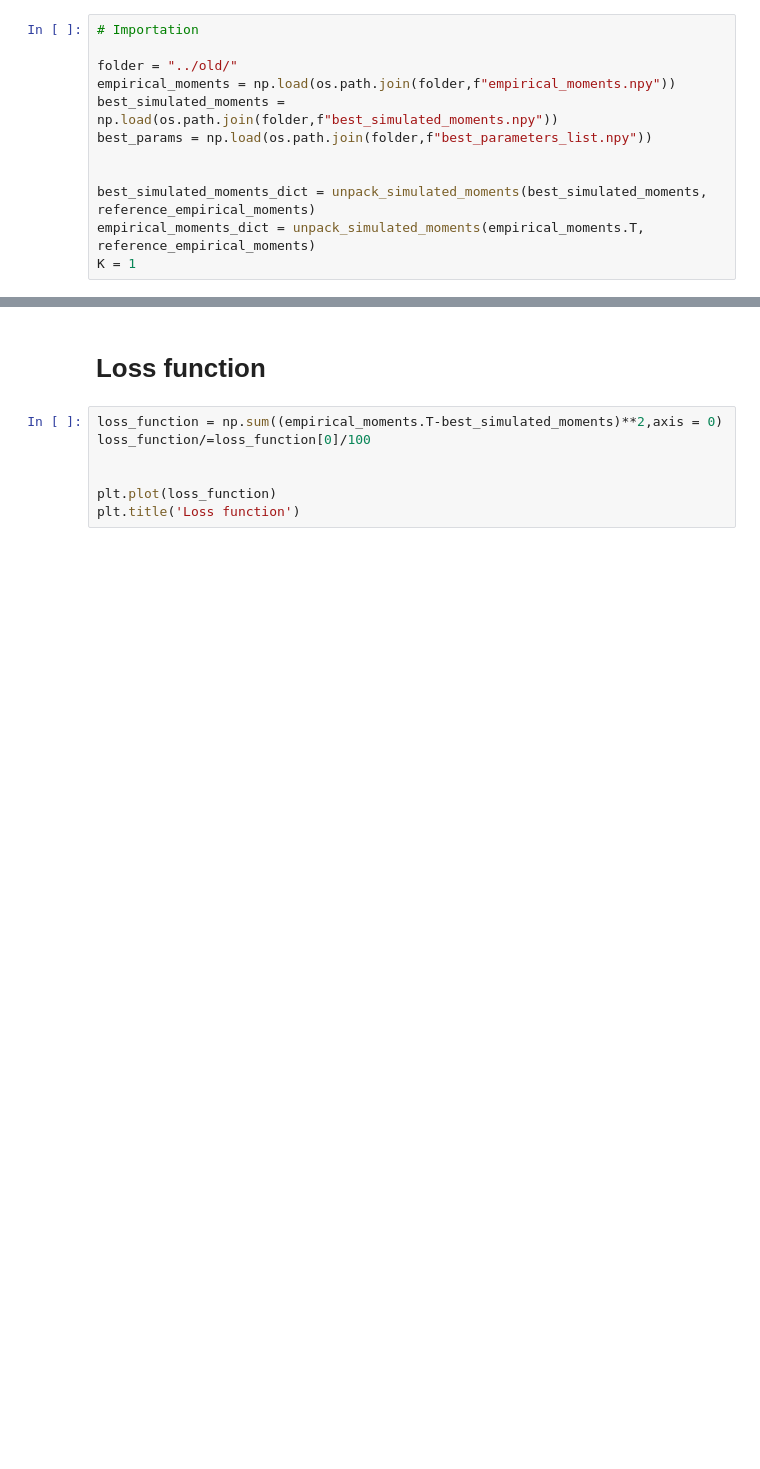
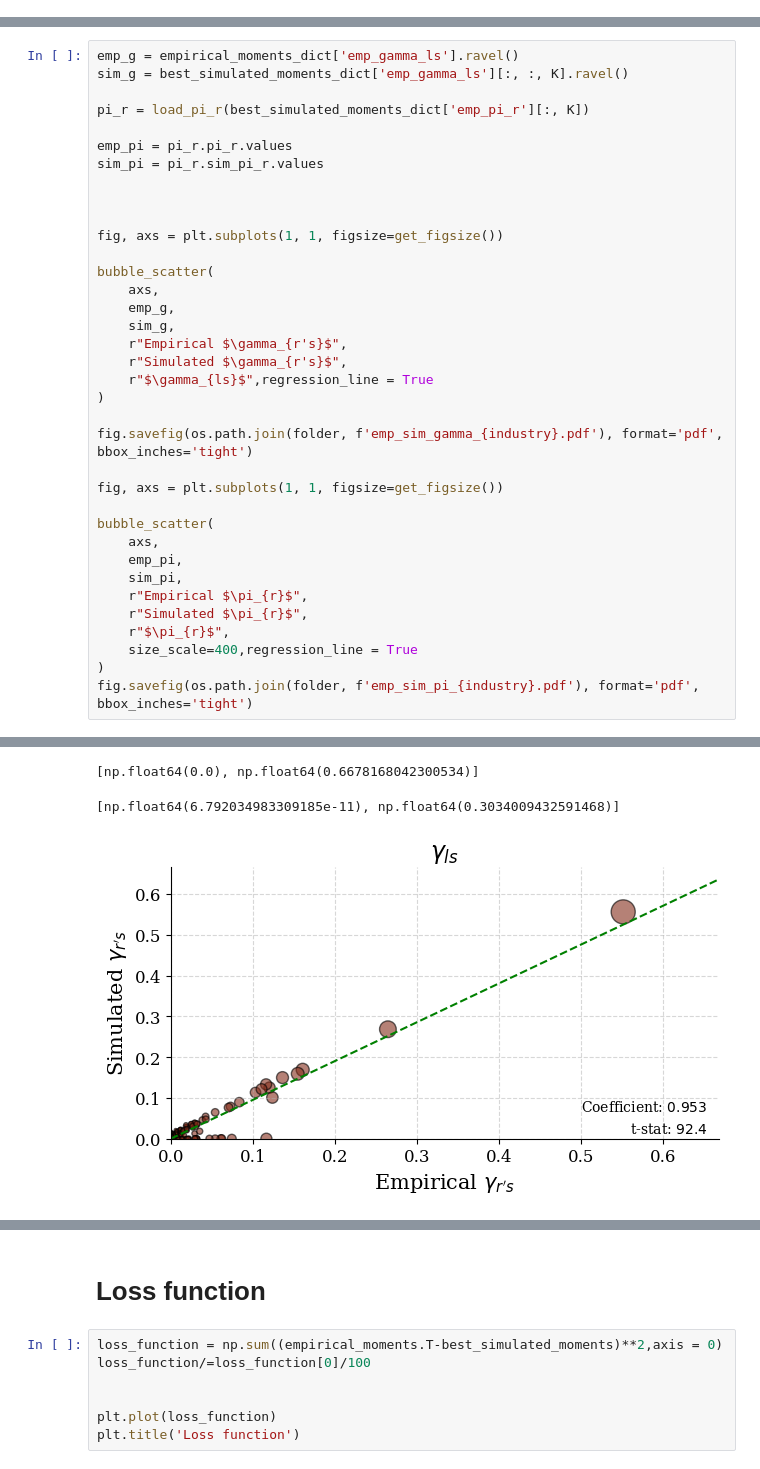
Before and after one commit to SwannChelly/SMM_Spatial_Comovement, a Jupyter notebook: analysis.ipynb, the cells around one changed output, grey strips where cells are left out. Saved outputs shown, nothing was run; the diff lists cells and outputs as text; blank space fills up the shorter version.

```diff
--- a/analysis.ipynb
+++ b/analysis.ipynb
@@ -136,15 +64,3 @@ reference_empirical_moments = [
     reg_coef,
     emp_pi_r
 ]
-# %%
-# Importation
-
-folder = "../old/"
-empirical_moments = np.load(os.path.join(folder,f"empirical_moments.npy"))
-best_simulated_moments = np.load(os.path.join(folder,f"best_simulated_moments.npy"))
-best_params = np.load(os.path.join(folder,f"best_parameters_list.npy"))
-
-
-best_simulated_moments_dict = unpack_simulated_moments(best_simulated_moments, reference_empirical_moments)
-empirical_moments_dict = unpack_simulated_moments(empirical_moments.T, reference_empirical_moments)
-K = 1
@@ -164,0 +158,37 @@ pd.DataFrame(unpack_params(best_params)['T']).describe()
+# %%
+emp_g = empirical_moments_dict['emp_gamma_ls'].ravel()
+sim_g = best_simulated_moments_dict['emp_gamma_ls'][:, :, K].ravel()
+
+pi_r = load_pi_r(best_simulated_moments_dict['emp_pi_r'][:, K])
+
+emp_pi = pi_r.pi_r.values
+sim_pi = pi_r.sim_pi_r.values
+
+
+
+fig, axs = plt.subplots(1, 1, figsize=get_figsize())
+
+bubble_scatter(
+    axs,
+    emp_g,
+    sim_g,
+    r"Empirical $\gamma_{r's}$",
+    r"Simulated $\gamma_{r's}$",
+    r"$\gamma_{ls}$",regression_line = True
+)
+
+fig.savefig(os.path.join(folder, f'emp_sim_gamma_{industry}.pdf'), format='pdf', bbox_inches='tight')
+
+fig, axs = plt.subplots(1, 1, figsize=get_figsize())
+
+bubble_scatter(
+    axs,
+    emp_pi,
+    sim_pi,
+    r"Empirical $\pi_{r}$",
+    r"Simulated $\pi_{r}$",
+    r"$\pi_{r}$",
+    size_scale=400,regression_line = True
+)
+fig.savefig(os.path.join(folder, f'emp_sim_pi_{industry}.pdf'), format='pdf', bbox_inches='tight')
+# %% [output]
@@ -164,0 +207,3 @@ pd.DataFrame(unpack_params(best_params)['T']).describe()
+[np.float64(0.0), np.float64(0.6678168042300534)]
+[np.float64(6.792034983309185e-11), np.float64(0.3034009432591468)]
+[figure, added]
```
Also changed, not shown: parts of 21 cells of this notebook, 2 other files.
